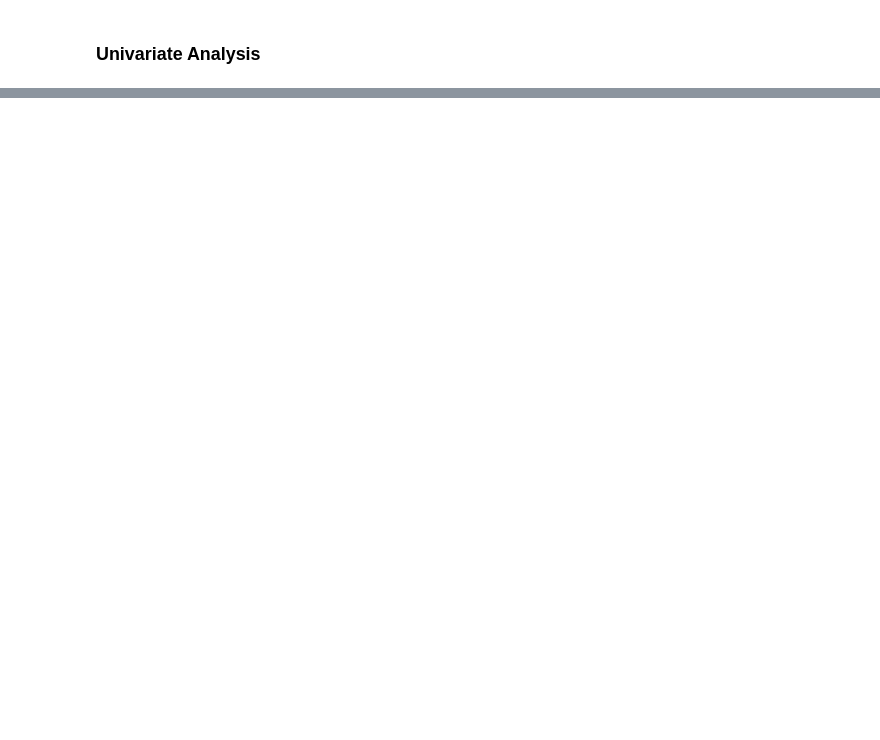
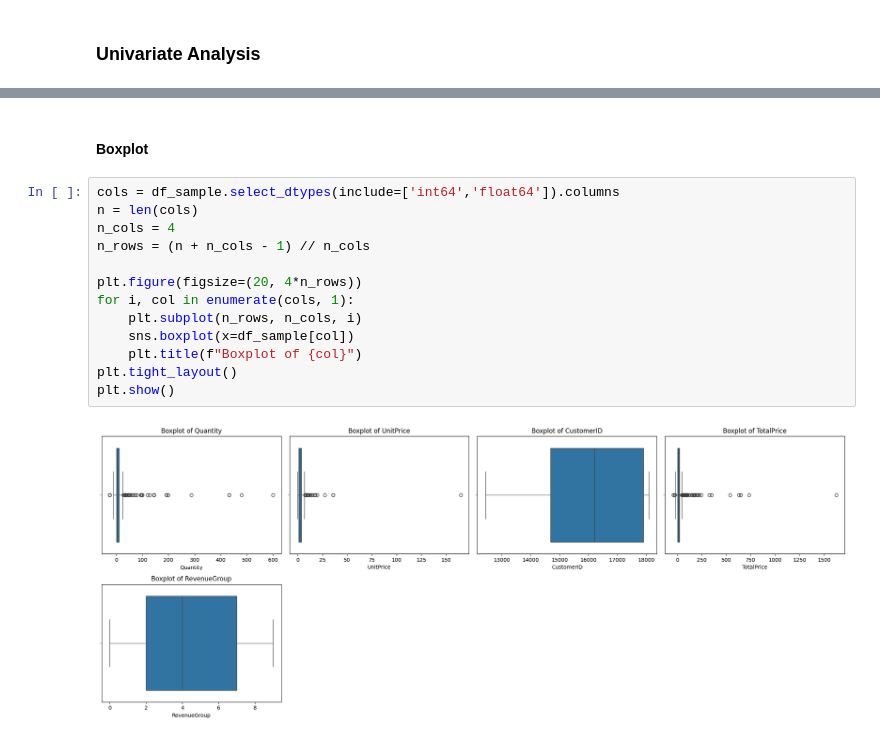
Before and after one commit to NguyenToanThang-kotaru/MachineLearningBasic_teamPJ, a Jupyter notebook: tien_lab5/1.2.3.2.ipynb, the cells around one changed output, grey strips where cells are left out. Saved outputs shown, nothing was run; the diff lists cells and outputs as text; blank space fills up the shorter version.

```diff
--- a/tien_lab5/1.2.3.2.ipynb
+++ b/tien_lab5/1.2.3.2.ipynb
@@ -72,0 +108,17 @@ df['TotalPrice'] = df['Quantity'] * df['UnitPrice']
+# %% [markdown]
+#### Boxplot
+# %%
+cols = df_sample.select_dtypes(include=['int64','float64']).columns
+n = len(cols)
+n_cols = 4
+n_rows = (n + n_cols - 1) // n_cols
+
+plt.figure(figsize=(20, 4*n_rows))
+for i, col in enumerate(cols, 1):
+    plt.subplot(n_rows, n_cols, i)
+    sns.boxplot(x=df_sample[col])
+    plt.title(f"Boxplot of {col}")
+plt.tight_layout()
+plt.show()
+# %% [output]
+[figure, added]
```
Also changed, not shown: parts of 21 cells of this notebook.
